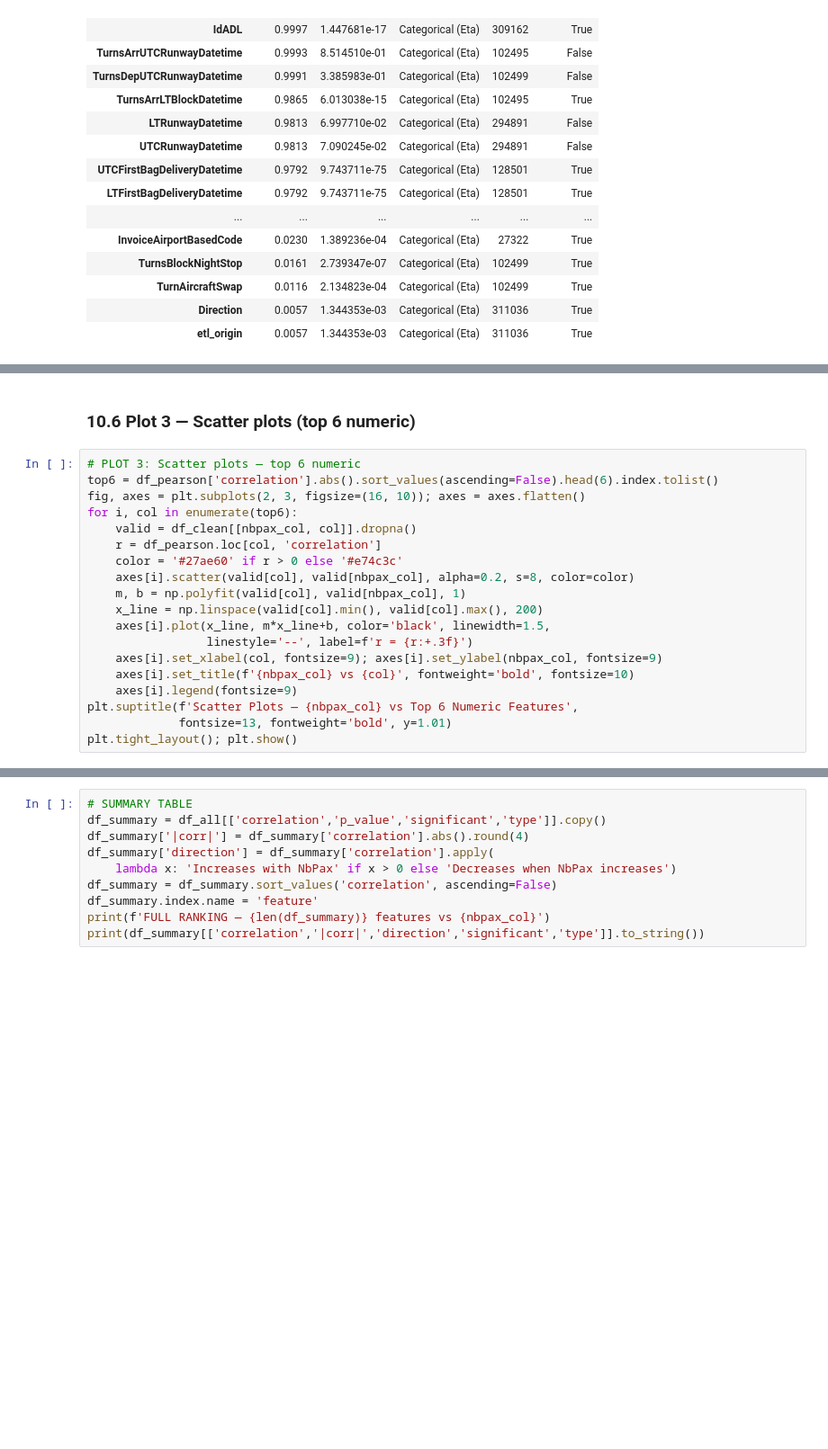
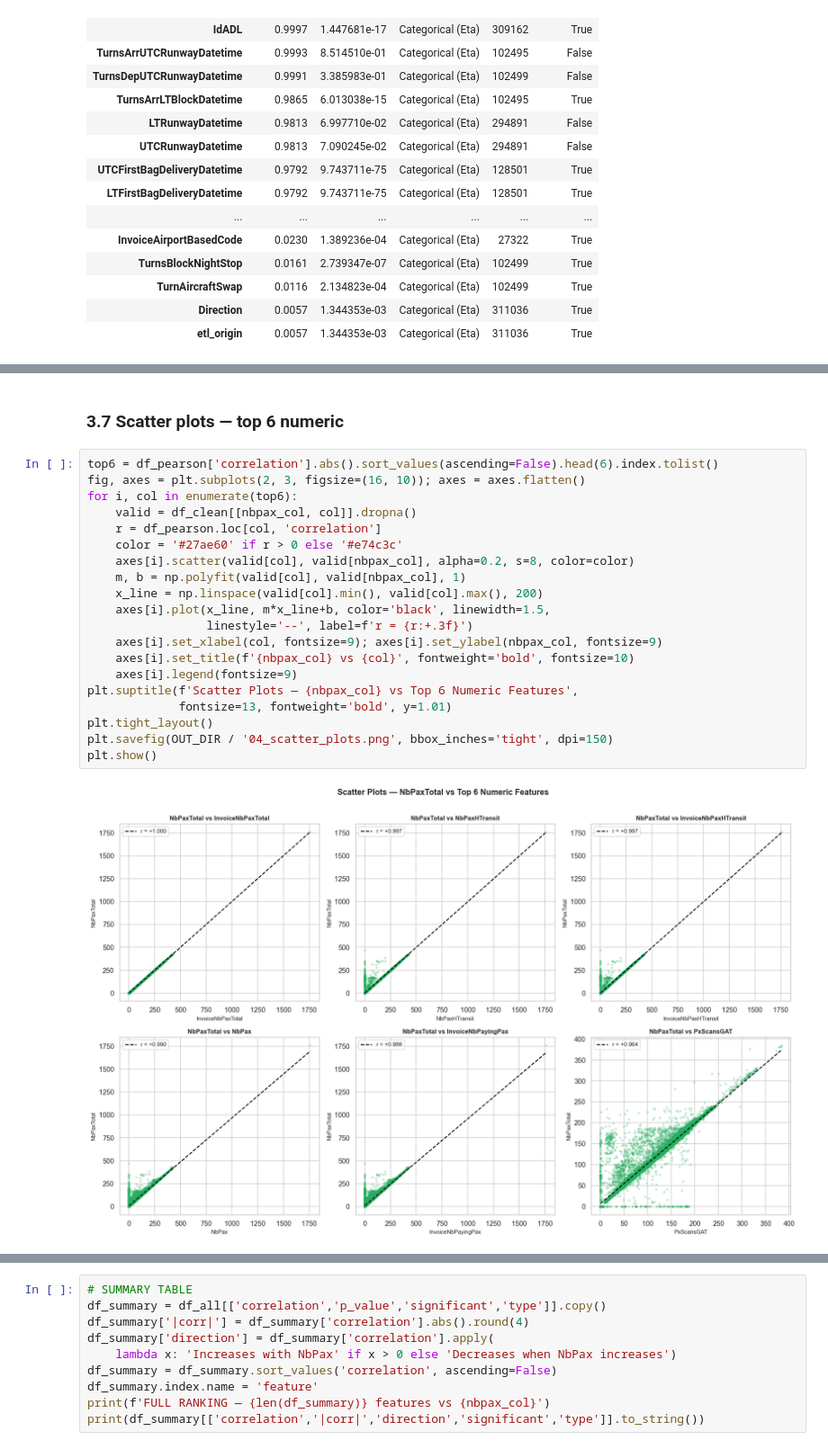
Before and after one commit to LancelotTC/master-minds-challenge, a Jupyter notebook: correlation.ipynb, the cells around one changed output, grey strips where cells are left out. Shown at 90% size. Cells and saved outputs as stored; diff of their text form; blank space fills up the shorter version.

```diff
--- a/correlation.ipynb
+++ b/correlation.ipynb
@@ -359,22 +351,25 @@ plt.xticks(rotation=40, ha='right'); plt.tight_layout(); plt.show()
 # %% [markdown]
-### 10.6 Plot 3 — Scatter plots (top 6 numeric)
+### 3.7 Scatter plots — top 6 numeric
 # %%
-# PLOT 3: Scatter plots — top 6 numeric
 top6 = df_pearson['correlation'].abs().sort_values(ascending=False).head(6).index.tolist()
 fig, axes = plt.subplots(2, 3, figsize=(16, 10)); axes = axes.flatten()
 for i, col in enumerate(top6):
     valid = df_clean[[nbpax_col, col]].dropna()
     r = df_pearson.loc[col, 'correlation']
     color = '#27ae60' if r > 0 else '#e74c3c'
     axes[i].scatter(valid[col], valid[nbpax_col], alpha=0.2, s=8, color=color)
     m, b = np.polyfit(valid[col], valid[nbpax_col], 1)
     x_line = np.linspace(valid[col].min(), valid[col].max(), 200)
     axes[i].plot(x_line, m*x_line+b, color='black', linewidth=1.5,
                  linestyle='--', label=f'r = {r:+.3f}')
     axes[i].set_xlabel(col, fontsize=9); axes[i].set_ylabel(nbpax_col, fontsize=9)
     axes[i].set_title(f'{nbpax_col} vs {col}', fontweight='bold', fontsize=10)
     axes[i].legend(fontsize=9)
 plt.suptitle(f'Scatter Plots — {nbpax_col} vs Top 6 Numeric Features',
              fontsize=13, fontweight='bold', y=1.01)
-plt.tight_layout(); plt.show()
+plt.tight_layout()
+plt.savefig(OUT_DIR / '04_scatter_plots.png', bbox_inches='tight', dpi=150)
+plt.show()
+# %% [output]
+[figure, added]
 # %% [markdown]
```
Also changed, not shown: parts of 18 cells of this notebook, 5 other files.
